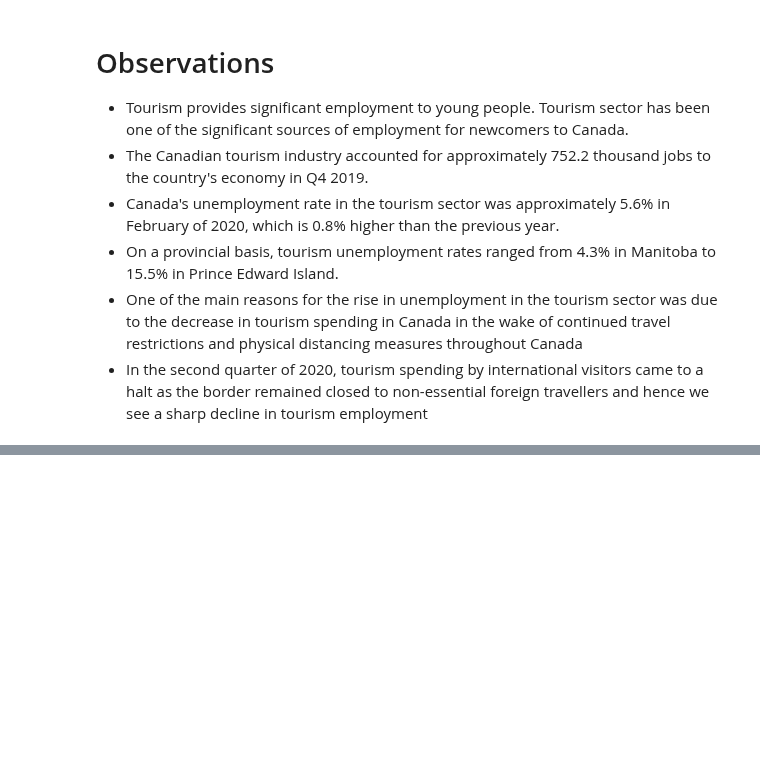
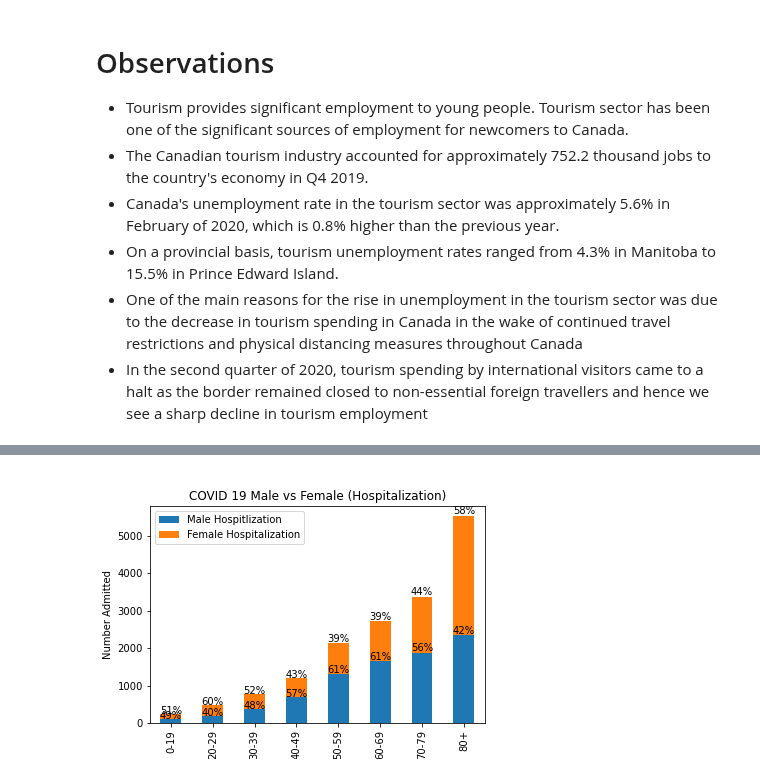
Before and after one commit to chenghaohan/Team_Anti-COVID_Project1, a Jupyter notebook: Final Data Analysis.ipynb, the cells around one changed output, grey strips where cells are left out. Drawn from its saved outputs; the diff is of its cells as text; code cells hidden in the pictures; blank space fills up the shorter version.

```diff
--- a/Final Data Analysis.ipynb
+++ b/Final Data Analysis.ipynb
@@ -98,0 +112,4 @@ Image("Output/Tourism Employment in Canada.png")
+# %%
+Image('Output/Demographic_Hospitalization.png')
+# %% [output]
+[figure, added]
```
Also changed, not shown: parts of 7 cells of this notebook.
